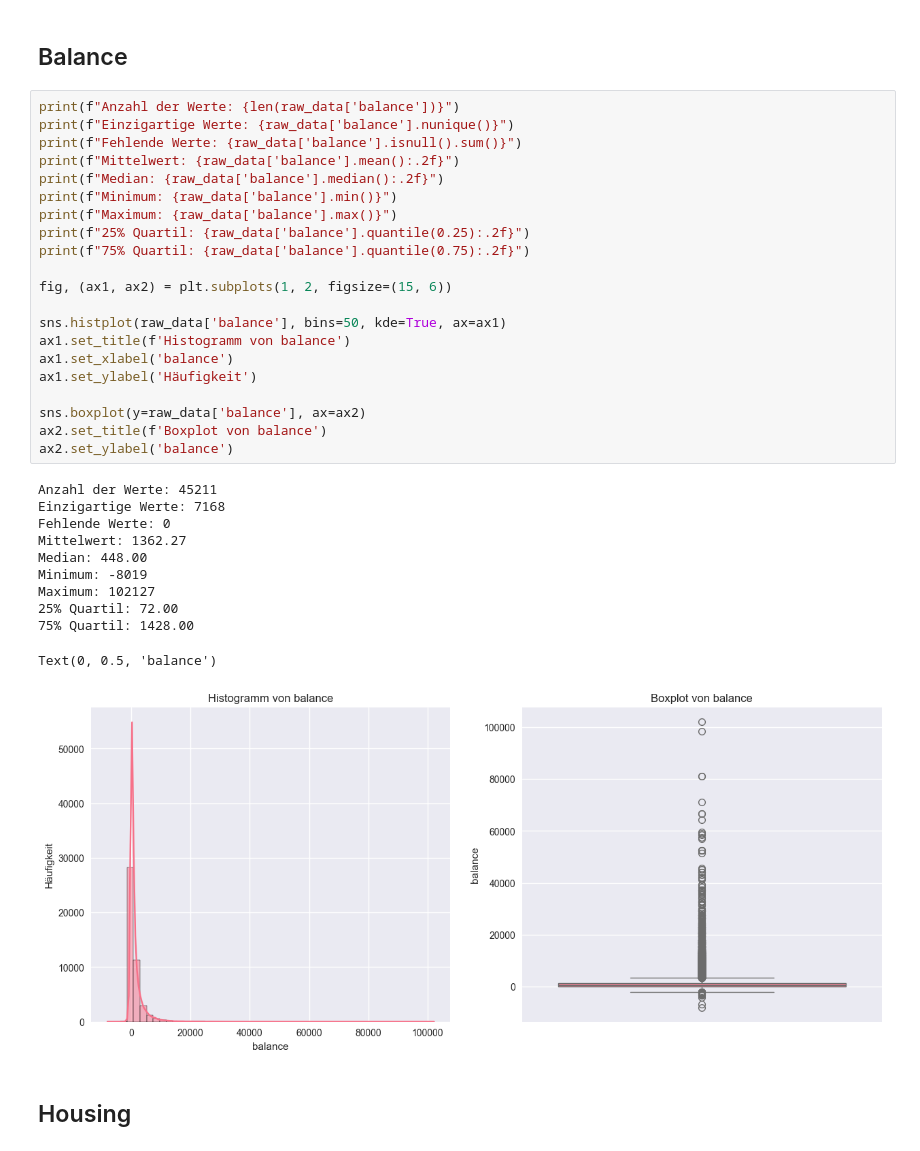
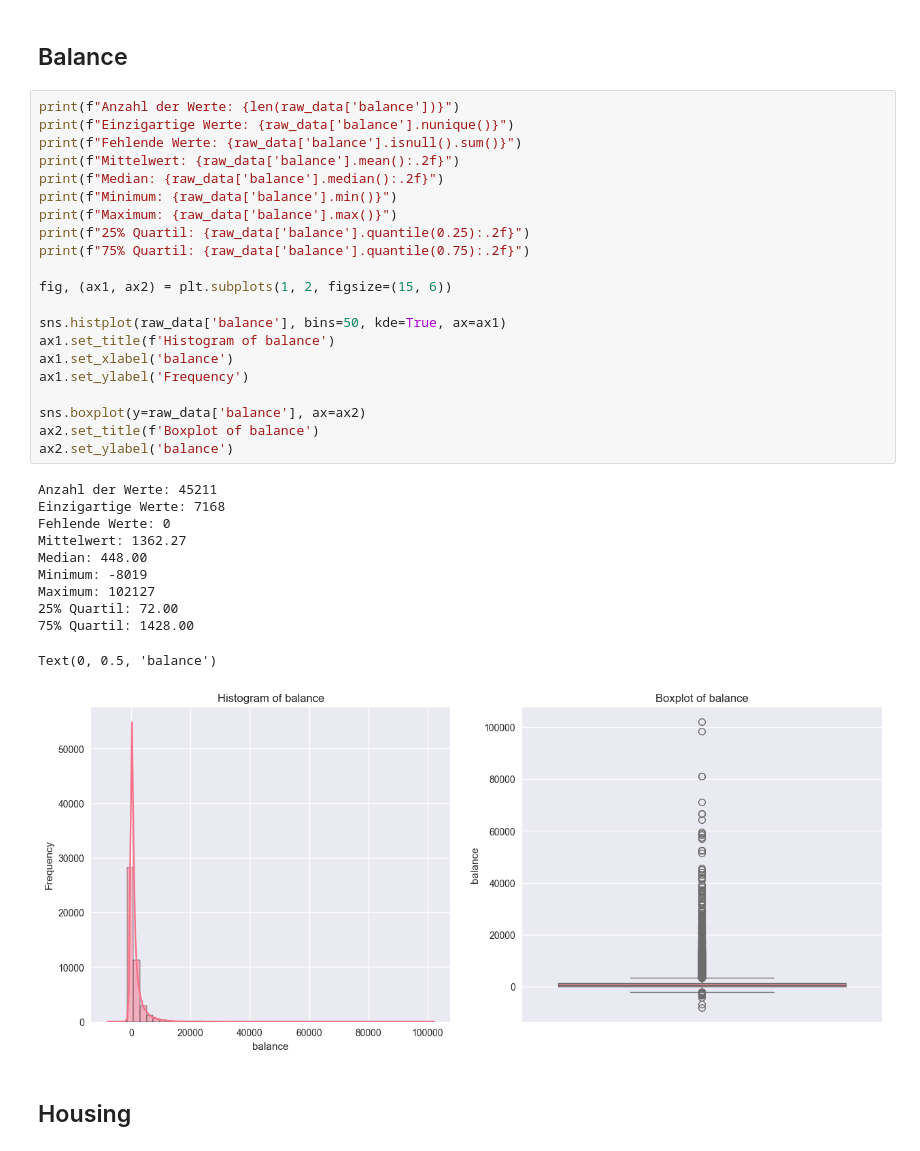
Before and after one commit to Krebsgamer22/bank-telemarketing-prediction, a Jupyter notebook: final-analysis.ipynb, the cells around one changed output. Saved outputs shown, nothing was run; the diff lists cells and outputs as text.

```diff
--- a/final-analysis.ipynb
+++ b/final-analysis.ipynb
@@ -195,36 +195,36 @@ Fehlende Werte: 0
 # %%
 print(f"Anzahl der Werte: {len(raw_data['balance'])}")
 print(f"Einzigartige Werte: {raw_data['balance'].nunique()}")
 print(f"Fehlende Werte: {raw_data['balance'].isnull().sum()}")
 print(f"Mittelwert: {raw_data['balance'].mean():.2f}")
 print(f"Median: {raw_data['balance'].median():.2f}")
 print(f"Minimum: {raw_data['balance'].min()}")
 print(f"Maximum: {raw_data['balance'].max()}")
 print(f"25% Quartil: {raw_data['balance'].quantile(0.25):.2f}")
 print(f"75% Quartil: {raw_data['balance'].quantile(0.75):.2f}")
 
 fig, (ax1, ax2) = plt.subplots(1, 2, figsize=(15, 6))
 
 sns.histplot(raw_data['balance'], bins=50, kde=True, ax=ax1)
-ax1.set_title(f'Histogramm von balance')
+ax1.set_title(f'Histogram of balance')
 ax1.set_xlabel('balance')
-ax1.set_ylabel('Häufigkeit')
+ax1.set_ylabel('Frequency')
 
 sns.boxplot(y=raw_data['balance'], ax=ax2)
-ax2.set_title(f'Boxplot von balance')
+ax2.set_title(f'Boxplot of balance')
 ax2.set_ylabel('balance')
 # %% [output]
 Anzahl der Werte: 45211
 Einzigartige Werte: 7168
 Fehlende Werte: 0
 Mittelwert: 1362.27
 Median: 448.00
 Minimum: -8019
 Maximum: 102127
 25% Quartil: 72.00
 75% Quartil: 1428.00
 Text(0, 0.5, 'balance')
-[figure, old version]
+[figure, new version]
 # %% [markdown]
 ## Housing
 # %%
```
Also changed, not shown: parts of 19 cells of this notebook, 1 other file.
